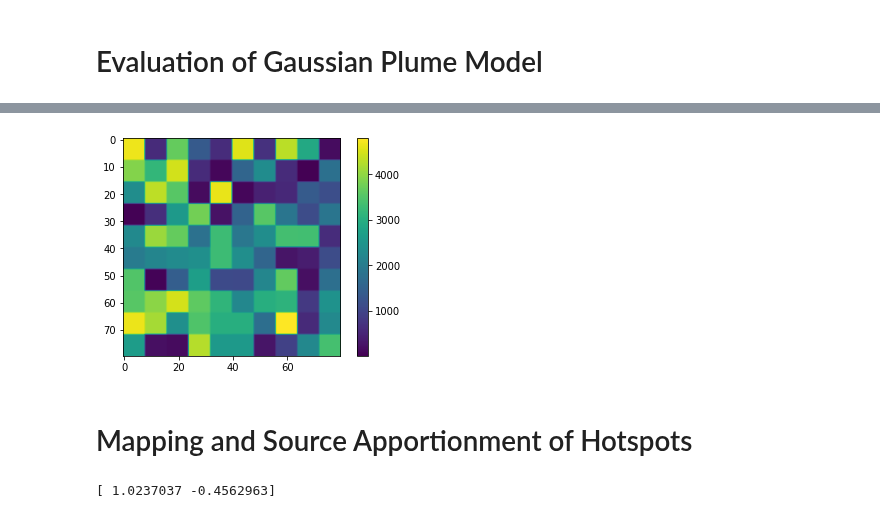
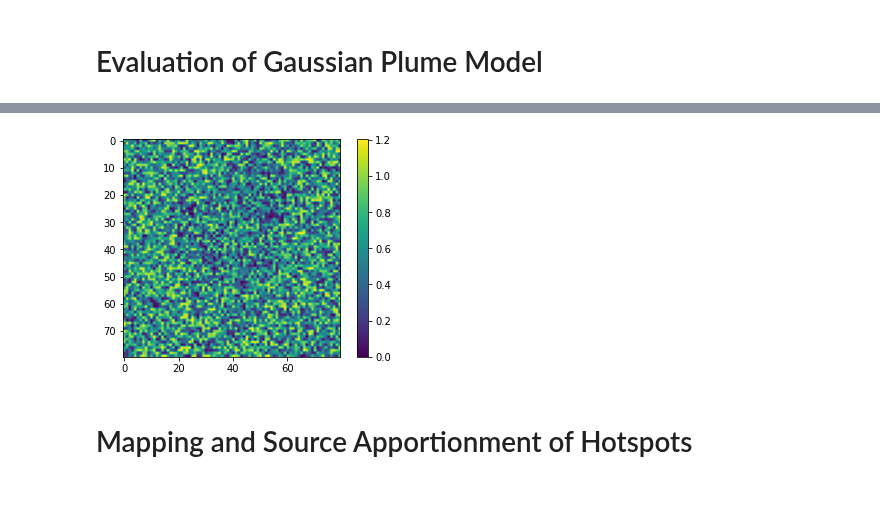
Before and after one commit to ankitbha/hidden_hotspots, a Jupyter notebook: hotspots/source_apportionment/GPDM_flexsrc.ipynb, the cells around one changed output, grey strips where cells are left out. Saved outputs shown, nothing was run; the diff lists cells and outputs as text; code cells hidden in the pictures.

Commit message:
Remove population contribution from GPDM

```diff
--- a/hotspots/source_apportionment/GPDM_flexsrc.ipynb
+++ b/hotspots/source_apportionment/GPDM_flexsrc.ipynb
@@ -477,7 +481,7 @@ def opt_fn(inp_vec):
     mse = get_mse(params)
     return(mse)
 # %%
-init_vector = torch.rand(106, requires_grad=True, device='cuda')
+init_vector = torch.rand(6406, requires_grad=True, device='cuda')
 opt = torch.optim.RMSprop([init_vector], lr=1e-1)
 # %%
 for e in range(1000):
@@ -570,17 +562,17 @@ tensor(11580.7852, device='cuda:0', grad_fn=<MseLossBackward0>) tensor(59.7177,
 # %%
-unknown_arr = init_vector[:100]
-unknown = torch.reshape(unknown_arr,(10,10))
-unknown = unknown.repeat_interleave(8,0).repeat_interleave(8,1)
+unknown_arr = init_vector[:6400]
+unknown = torch.reshape(unknown_arr,(80,80))
+# unknown = unknown.repeat_interleave(8,0).repeat_interleave(8,1)
 unknown = torch.unsqueeze(torch.unsqueeze(unknown,0),0)
 # unknown = torch.abs(population_density+unknown)
 unknown = torch.abs(unknown)
-# scale = torch.sum(brick_kilns+industries+power_plants+population_density+((traffic_06+traffic_12+traffic_18+traffic_00)*0.25))/(6400*5)
-scale = 5000
-unknown = 10+unknown*scale
+scale = torch.sum(brick_kilns+industries+power_plants+population_density+((traffic_06+traffic_12+traffic_18+traffic_00)*0.25))/(6400*5)
+# scale = 5000
+unknown = unknown*scale
 unknown = torch.squeeze(unknown)
 unknown = unknown.cpu().detach().numpy()
 heatmap2d(unknown)
 # %% [output]
-[figure, old version]
+[figure, new version]
 # %% [markdown]
 # Mapping and Source Apportionment of Hotspots
@@ -605,4 +578,0 @@ def map_timestamp(params, ts):
-# %%
-map_array = map_timestamp(best, test[98])
-# %% [output]
-[ 1.0237037 -0.4562963]
```
Also changed, not shown: parts of 17 cells of this notebook.
